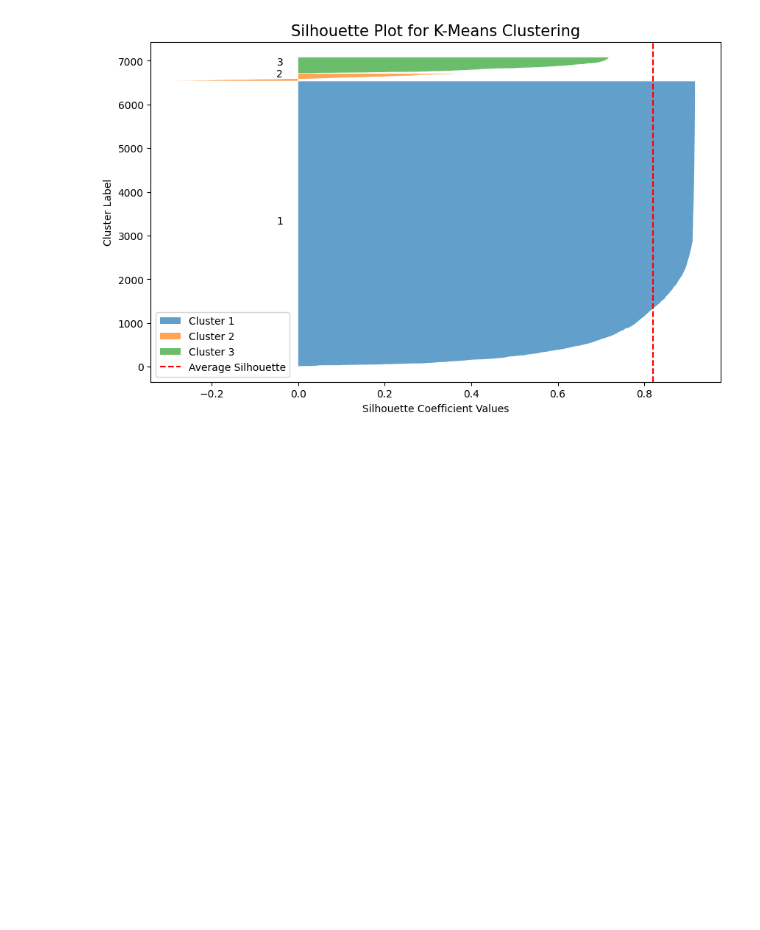
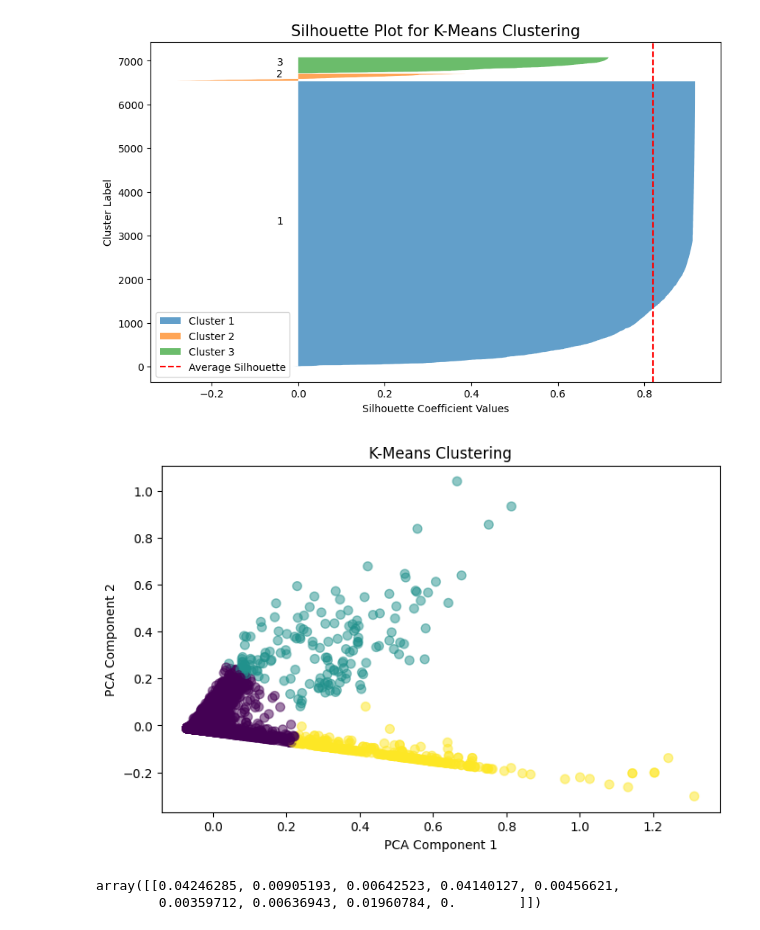
Before and after one commit to KiranSR99/catching_python, a Jupyter notebook: notebooks/k-means.ipynb, the cells around one changed output. Cells and saved outputs as stored; diff of their text form; code cells hidden in the pictures; blank space fills up the shorter version.

Commit message:
kmeans contiued and dbscan

```diff
--- a/notebooks/k-means.ipynb
+++ b/notebooks/k-means.ipynb
@@ -400,3 +400,17 @@ plt.legend()
 plt.show()
 # %% [output]
 [figure]
+# %%
+# visualizing using PCA
+from sklearn.decomposition import PCA
+pca = PCA(n_components=2)
+data_pca = pca.fit_transform(X)
+# %%
+plt.figure(figsize=(8,5))
+plt.scatter(data_pca[:,0], data_pca[:,1], c=kmeans.labels_, cmap='viridis', s=50, alpha=0.5)
+plt.xlabel('PCA Component 1')
+plt.ylabel('PCA Component 2')
+plt.title('K-Means Clustering')
+plt.show()
+# %% [output]
+[figure, added]
@@ -402,0 +446,5 @@ plt.show()
+# %%
+new_data_scaled
+# %% [output]
+array([[0.04246285, 0.00905193, 0.00642523, 0.04140127, 0.00456621,
+        0.00359712, 0.00636943, 0.01960784, 0.        ]])
```
Also changed, not shown: parts of 6 cells of this notebook, 2 other files.
